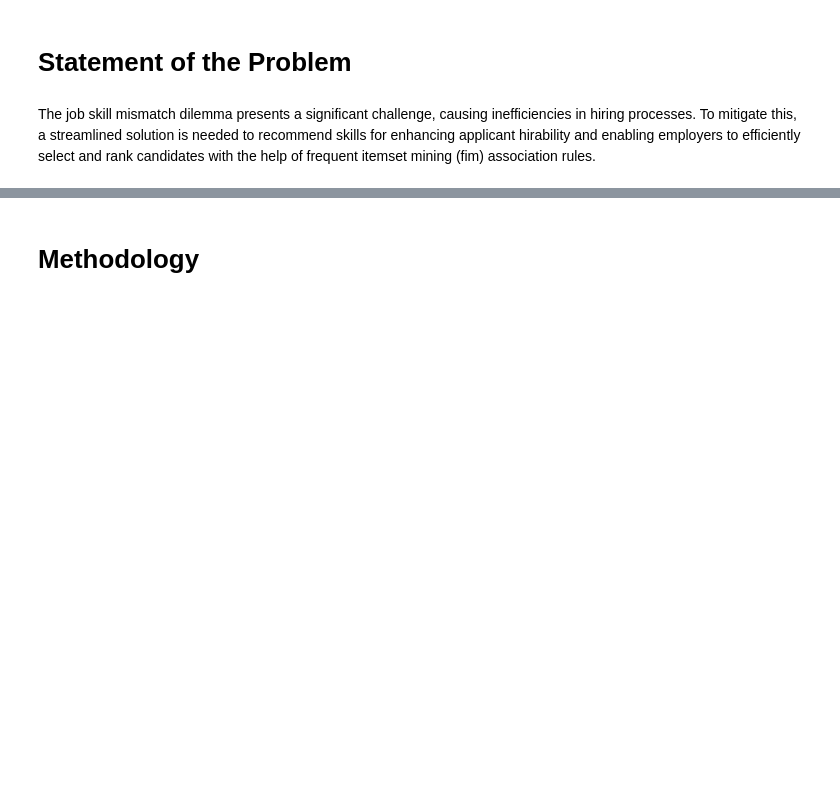
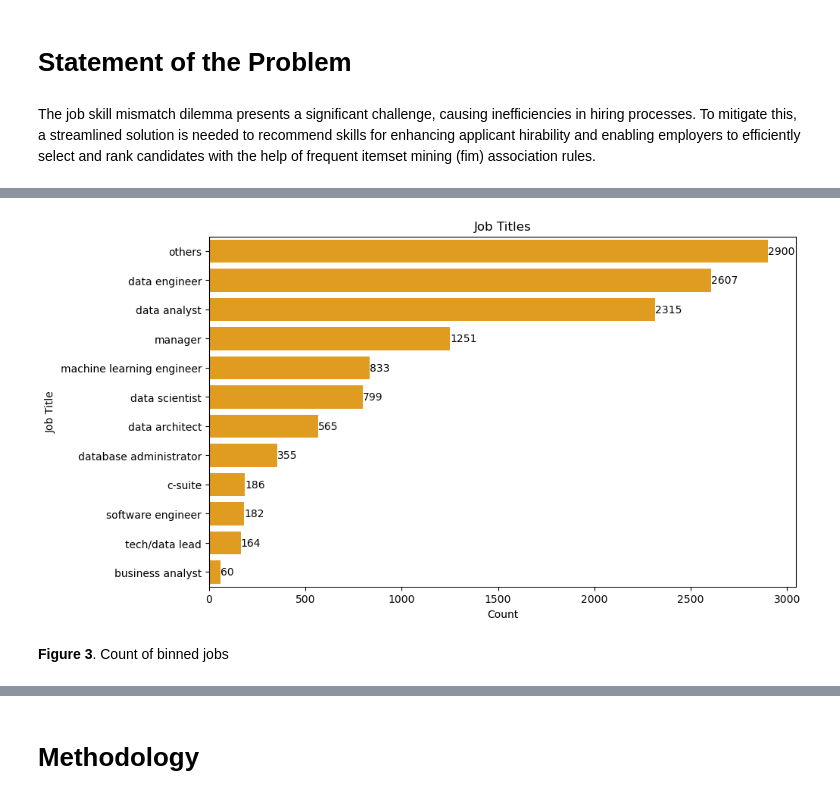
Before and after one commit to vsitucal-personal/DMW2_Final, a Jupyter notebook: DMW2_not_interactive.ipynb, the cells around one changed output, grey strips where cells are left out. Saved outputs shown, nothing was run; the diff lists cells and outputs as text; code cells hidden in the pictures; blank space fills up the shorter version.

```diff
--- a/DMW2_not_interactive.ipynb
+++ b/DMW2_not_interactive.ipynb
@@ -43,0 +150,18 @@ The job skill mismatch dilemma presents a significant challenge, causing ineffic
+# %%
+merged_df["job_title_new"] = merged_df["job_title"].apply(check_job_title)
+job_title_counts = merged_df['job_title_new'].value_counts().sort_values(ascending=False)
+
+plt.figure(figsize=(10, 6))
+ax = sns.countplot(data=merged_df, y='job_title_new', order=job_title_counts.index, color='orange')
+plt.title('Job Titles')
+plt.xlabel('Count')
+plt.ylabel('Job Title')
+
+for i, count in enumerate(job_title_counts):
+    ax.text(count, i, str(count), ha='left', va='center')
+
+plt.show()
+display(Markdown("**Figure 3**. Count of binned jobs"))
+# %% [output]
+[figure, added]
+**Figure 3**. Count of binned jobs
```
Also changed, not shown: parts of 20 cells of this notebook, 1 other file.
